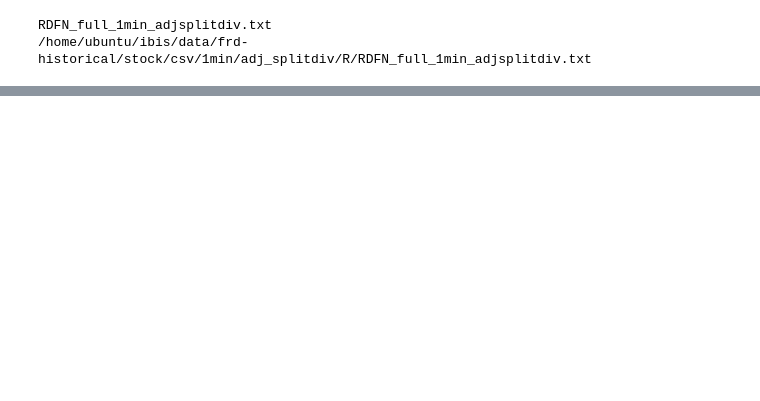
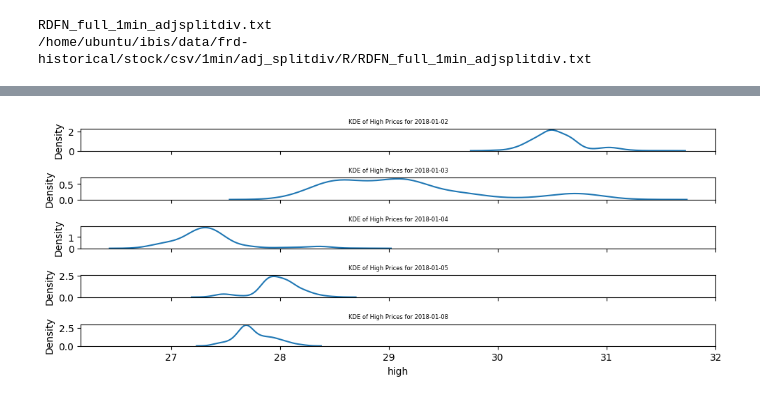
Before and after one commit to 196sigma/ibis, a Jupyter notebook: notebooks/price-distributions.ipynb, the cells around one changed output, grey strips where cells are left out. Saved outputs shown, nothing was run; the diff lists cells and outputs as text; code cells hidden in the pictures; blank space fills up the shorter version.

```diff
--- a/notebooks/price-distributions.ipynb
+++ b/notebooks/price-distributions.ipynb
@@ -83,0 +174,26 @@ None
+# %%
+import seaborn as sns
+
+# Assuming your dataframe is named `prices_2016_df` and is already loaded
+n = 5  # Change this to the number of days you want to visualize
+
+# Filter the dataframe for the first n days
+filtered_df = prices_2016_df[prices_2016_df['day'].isin(days[:n])]
+
+# Group the data by day
+grouped = filtered_df.groupby('day')
+
+# Create a figure with multiple subplots arranged vertically
+fig, axs = plt.subplots(n, 1, figsize=(10, 4), sharex=True)
+
+# Plot KDE for each day
+for i, (day, group) in enumerate(grouped):
+    sns.kdeplot(group['high'], ax=axs[i], fill=False)
+    axs[i].set_title(f'KDE of High Prices for {day.strftime("%Y-%m-%d")}', fontsize=6)
+    axs[i].set_ylabel('Density')
+
+# Adjust layout
+plt.tight_layout()
+plt.show()
+# %% [output]
+[figure, added]
```
Also changed, not shown: parts of 9 cells of this notebook, 1 other file.
